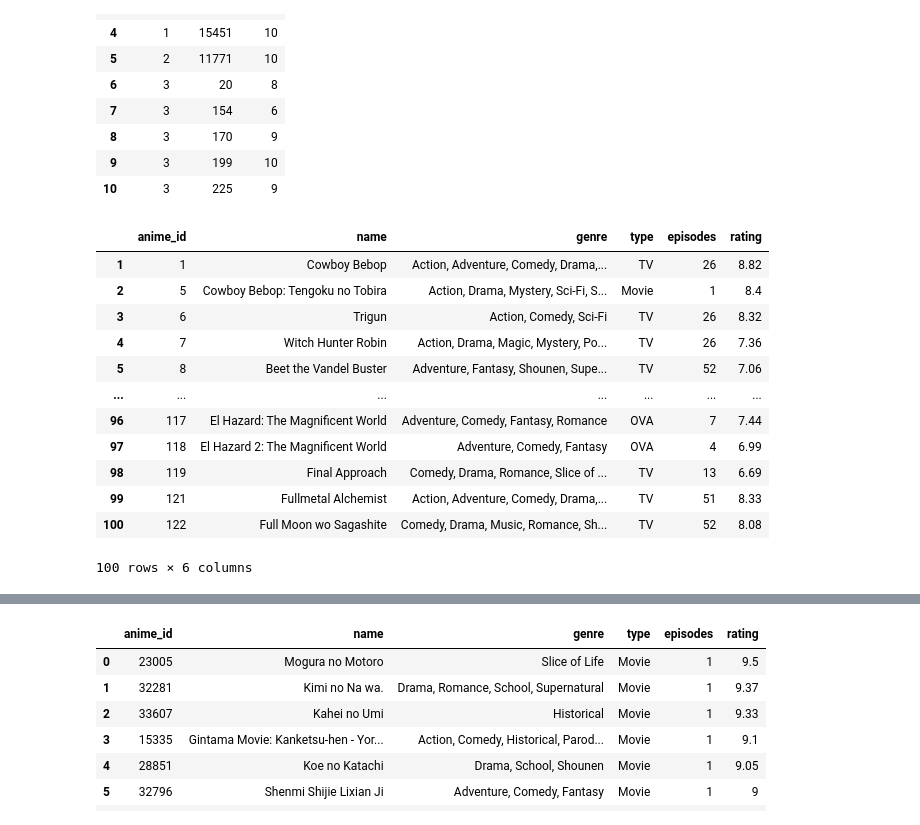
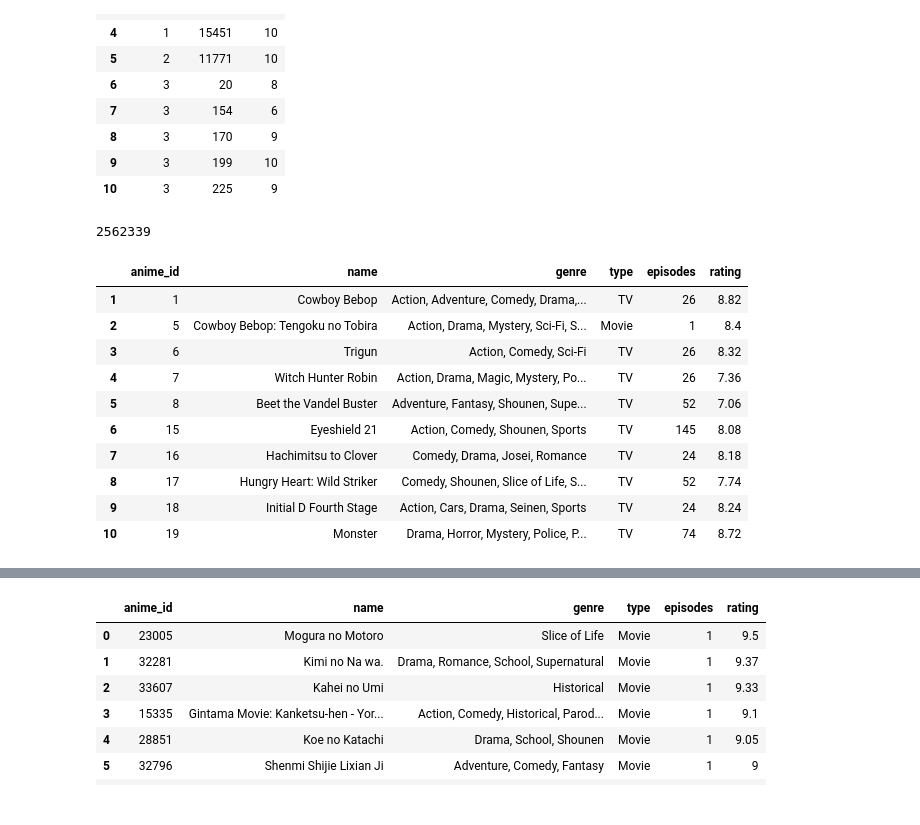
Before and after one commit to Capstone-Project-group/Recommender-System, a Jupyter notebook: Data-Prep.ipynb, the cells around one changed output, grey strips where cells are left out. Drawn from its saved outputs; the diff is of its cells as text; code cells hidden in the pictures.

Commit message:
Clean data for analysis

```diff
--- a/Data-Prep.ipynb
+++ b/Data-Prep.ipynb
@@ -20,23 +20,24 @@ ratings.head(10)
 | 8 | 3 | 170 | 9 |
 | 9 | 3 | 199 | 10 |
 | 10 | 3 | 225 | 9 |
+# %%
+ratings.size
+# %% [output]
+2562339
 # %%
 anime_cols = ['anime_id', 'name', 'genre', 'type', 'episodes', 'rating']
 anime = pd.read_csv('/Users/brangmai/Desktop/Capstone/modified_data/anime.csv', names=anime_cols, usecols=range(6), encoding="ISO-8859-1")
 anime = anime[1:]
-# anime = pd.read_csv('/Users/brangmai/Desktop/Capstone/modified_data/anime.csv', encoding="ISO-8859-1")
-anime.head(100)
+anime.head(10)
 # %% [output]
 |  | anime_id | name | genre | type | episodes | rating |
 | 1 | 1 | Cowboy Bebop | Action, Adventure, Comedy, Drama,... | TV | 26 | 8.82 |
 | 2 | 5 | Cowboy Bebop: Tengoku no Tobira | Action, Drama, Mystery, Sci-Fi, S... | Movie | 1 | 8.4 |
 | 3 | 6 | Trigun | Action, Comedy, Sci-Fi | TV | 26 | 8.32 |
 | 4 | 7 | Witch Hunter Robin | Action, Drama, Magic, Mystery, Po... | TV | 26 | 7.36 |
 | 5 | 8 | Beet the Vandel Buster | Adventure, Fantasy, Shounen, Supe... | TV | 52 | 7.06 |
-| ... | ... | ... | ... | ... | ... | ... |
-| 96 | 117 | El Hazard: The Magnificent World | Adventure, Comedy, Fantasy, Romance | OVA | 7 | 7.44 |
-| 97 | 118 | El Hazard 2: The Magnificent World | Adventure, Comedy, Fantasy | OVA | 4 | 6.99 |
-| 98 | 119 | Final Approach | Comedy, Drama, Romance, Slice of ... | TV | 13 | 6.69 |
-| 99 | 121 | Fullmetal Alchemist | Action, Adventure, Comedy, Drama,... | TV | 51 | 8.33 |
-| 100 | 122 | Full Moon wo Sagashite | Comedy, Drama, Music, Romance, Sh... | TV | 52 | 8.08 |
+| 6 | 15 | Eyeshield 21 | Action, Comedy, Shounen, Sports | TV | 145 | 8.08 |
+| 7 | 16 | Hachimitsu to Clover | Comedy, Drama, Josei, Romance | TV | 24 | 8.18 |
+| 8 | 17 | Hungry Heart: Wild Striker | Comedy, Shounen, Slice of Life, S... | TV | 52 | 7.74 |
+| 9 | 18 | Initial D Fourth Stage | Action, Cars, Drama, Seinen, Sports | TV | 24 | 8.24 |
+| 10 | 19 | Monster | Drama, Horror, Mystery, Police, P... | TV | 74 | 8.72 |
-100 rows × 6 columns
```
Also changed, not shown: parts of 20 cells of this notebook, 1 other file.
